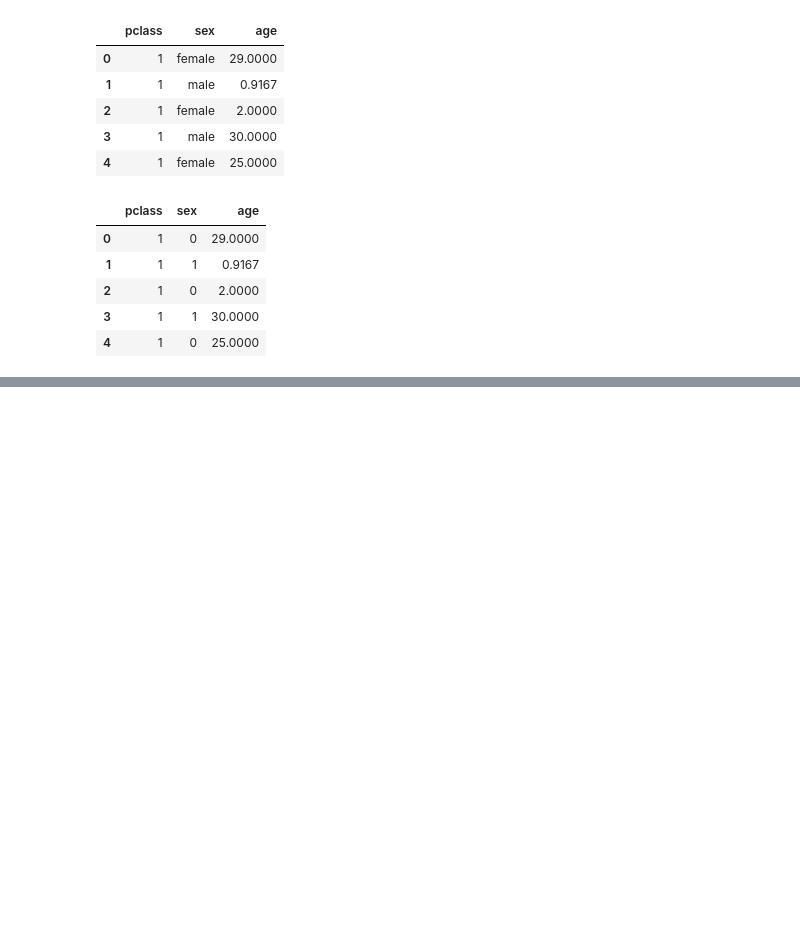
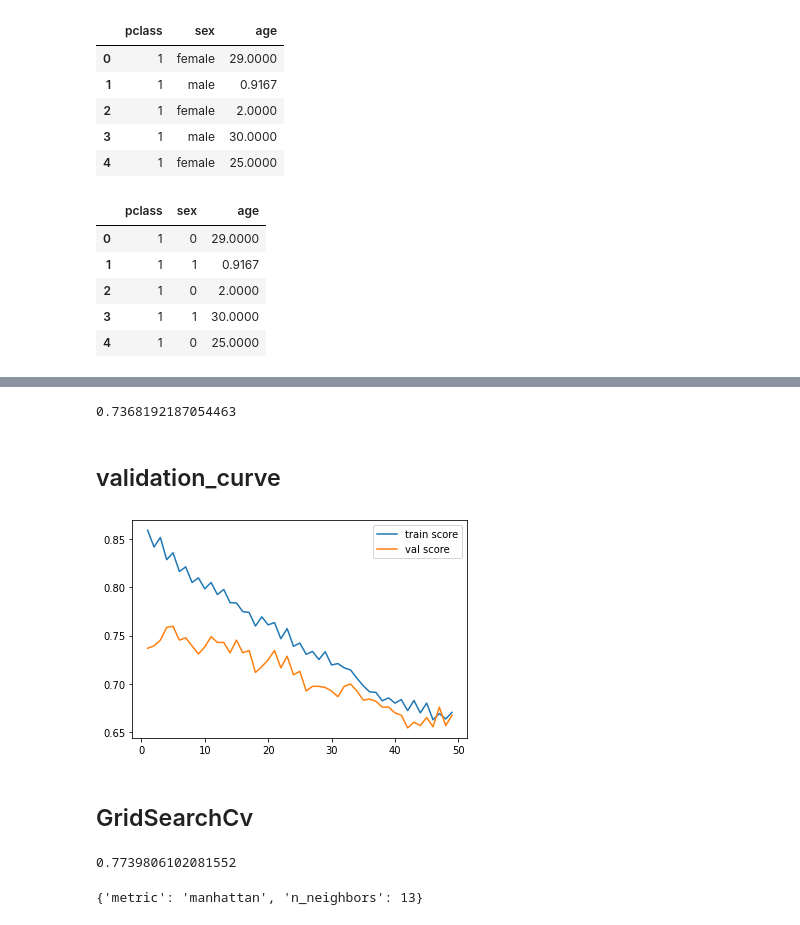
Before and after one commit to MMB019/Projet, a Jupyter notebook: IAtitanic2.ipynb, the cells around one changed output, grey strips where cells are left out. Drawn from its saved outputs; the diff is of its cells as text; code cells hidden in the pictures; blank space fills up the shorter version.

```diff
--- a/IAtitanic2.ipynb
+++ b/IAtitanic2.ipynb
@@ -145,8 +145,3 @@ x.head()
 | 2 | 1 | 0 | 2.0000 |
 | 3 | 1 | 1 | 30.0000 |
 | 4 | 1 | 0 | 25.0000 |
-# %%
-
-model=KNeighborsClassifier(n_neighbors=1)
-model.fit(x,y)
-model.score(x,y)
@@ -170,0 +152,2 @@ vous allez pas survivre !!!
+# %%
+x_train,x_test,y_train,y_test=train_test_split(x,y,test_size=0.20)
@@ -170,0 +158,6 @@ vous allez pas survivre !!!
+# %%
+cross_val_score(KNeighborsClassifier(1),x_train,y_train,cv=5).mean()
+# %% [output]
+0.7368192187054463
+# %% [markdown]
+## validation_curve
@@ -170,0 +166,13 @@ vous allez pas survivre !!!
+# %%
+model=KNeighborsClassifier()
+k=np.arange(1,50)
+train_score,val_score=validation_curve(model,x_train,y_train,param_name="n_neighbors",param_range=k,cv=5)
+# %%
+plt.plot(k,train_score.mean(axis=1),label="train score")
+plt.plot(k, val_score.mean(axis=1),label="val score")
+plt.legend()
+plt.show()
+# %% [output]
+[figure, added]
+# %% [markdown]
+## GridSearchCv
@@ -170,0 +188,9 @@ vous allez pas survivre !!!
+# %%
+grid.fit(x_train,y_train)
+grid.best_score_
+# %% [output]
+0.7739806102081552
+# %%
+grid.best_params_
+# %% [output]
+{'metric': 'manhattan', 'n_neighbors': 13}
```
Also changed, not shown: parts of 26 cells of this notebook.
